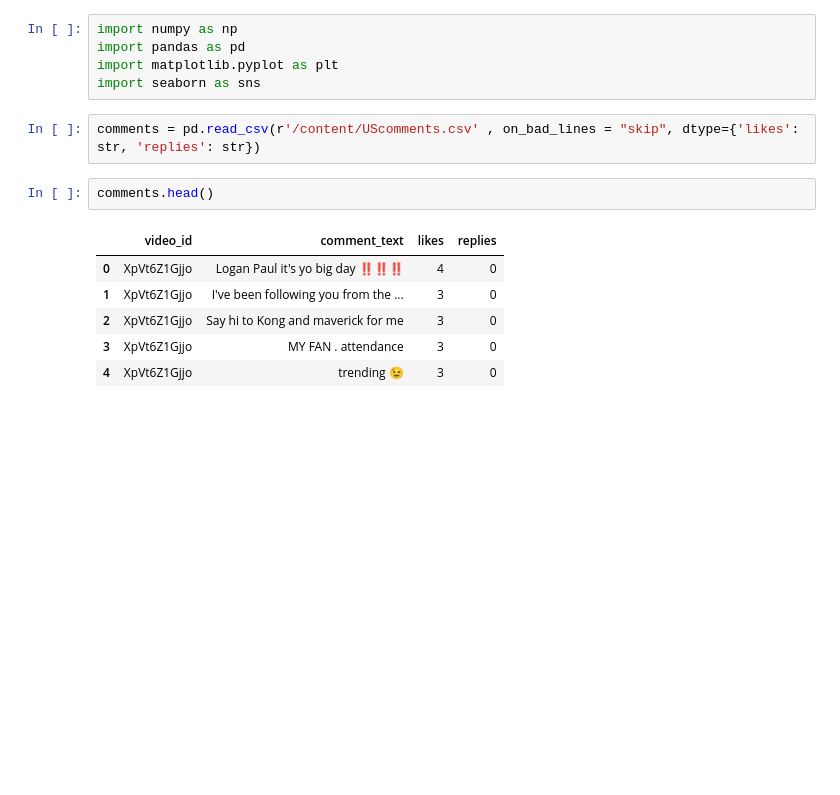
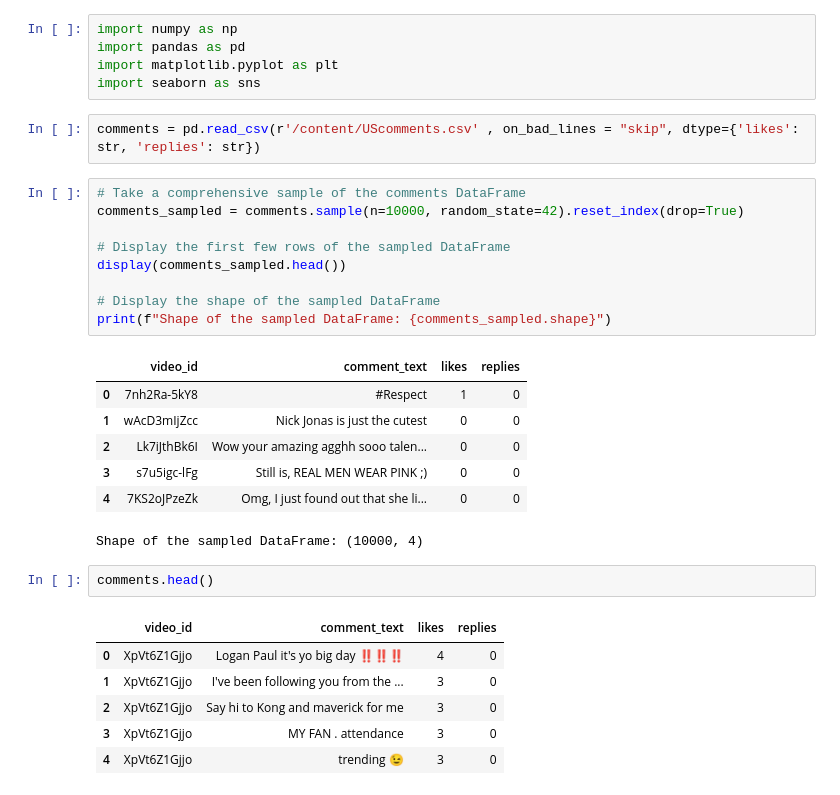
Before and after one commit to pallmallking/Youtube_Analysis, a Jupyter notebook: Youtube_analysis.ipynb, the cells around one changed output. Cells and saved outputs as stored; diff of their text form; blank space fills up the shorter version.

```diff
--- a/Youtube_analysis.ipynb
+++ b/Youtube_analysis.ipynb
@@ -7,6 +7,23 @@ import matplotlib.pyplot as plt
 import seaborn as sns
 # %%
 comments = pd.read_csv(r'/content/UScomments.csv' , on_bad_lines = "skip", dtype={'likes': str, 'replies': str})
+# %%
+# Take a comprehensive sample of the comments DataFrame
+comments_sampled = comments.sample(n=10000, random_state=42).reset_index(drop=True)
+
+# Display the first few rows of the sampled DataFrame
+display(comments_sampled.head())
+
+# Display the shape of the sampled DataFrame
+print(f"Shape of the sampled DataFrame: {comments_sampled.shape}")
+# %% [output]
+|  | video_id | comment_text | likes | replies |
+| 0 | 7nh2Ra-5kY8 | #Respect | 1 | 0 |
+| 1 | wAcD3mIjZcc | Nick Jonas is just the cutest | 0 | 0 |
+| 2 | Lk7iJthBk6I | Wow your amazing agghh sooo talen... | 0 | 0 |
+| 3 | s7u5igc-lFg | Still is, REAL MEN WEAR PINK ;) | 0 | 0 |
+| 4 | 7KS2oJPzeZk | Omg, I just found out that she li... | 0 | 0 |
+Shape of the sampled DataFrame: (10000, 4)
 # %%
 comments.head()
 # %% [output]
```
Also changed, not shown: parts of 18 cells of this notebook.
